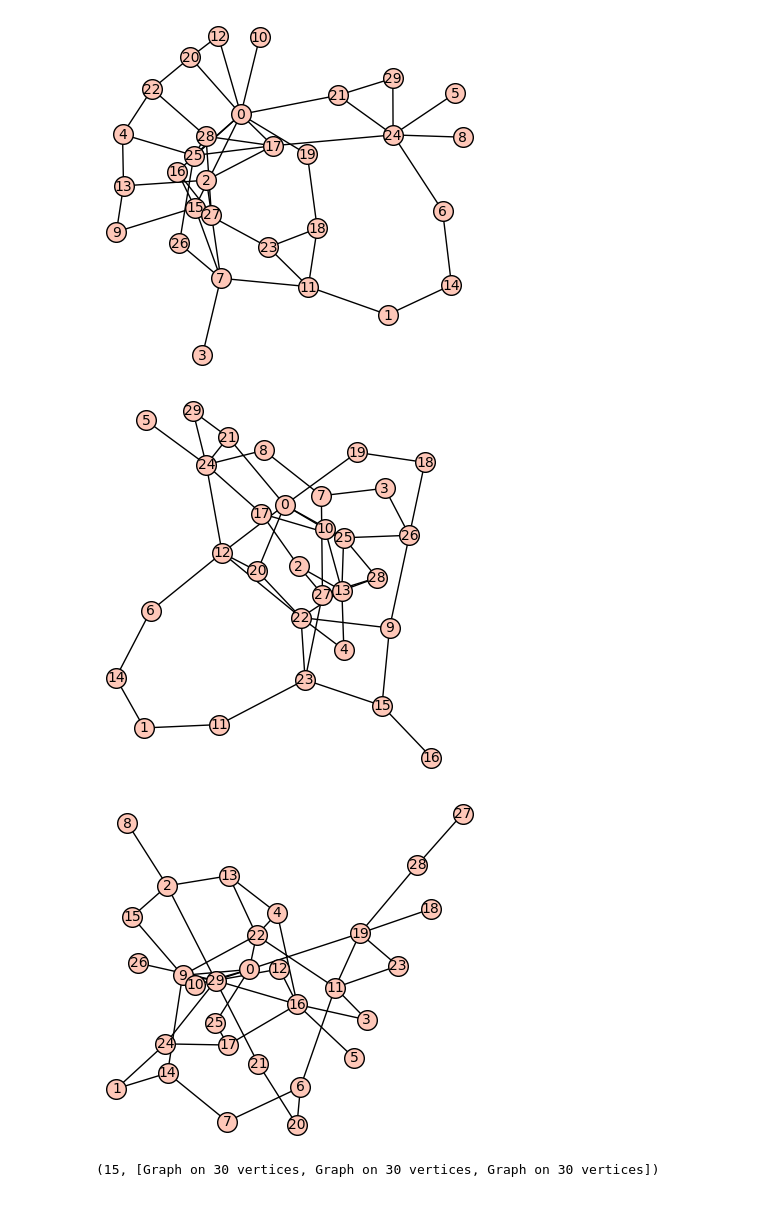
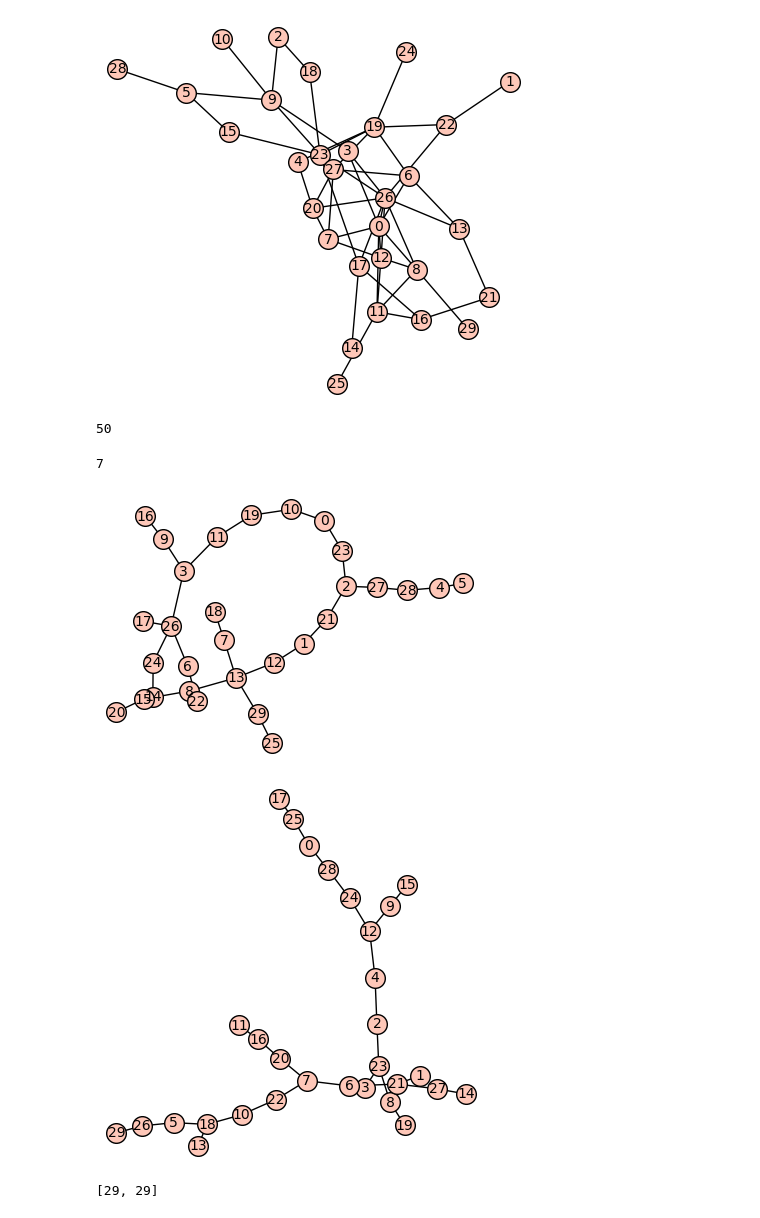
Before and after one commit to lanazajc/Conjecture-on-annihilation-VS.-domination, a Jupyter notebook: 2019-12-11-133118 (2).ipynb, the cells around one changed output. Drawn from its saved outputs; the diff is of its cells as text; code cells hidden in the pictures.

```diff
--- a/2019-12-11-133118 (2).ipynb
+++ b/2019-12-11-133118 (2).ipynb
@@ -144,10 +143,25 @@ Graph on 30 vertices (use the .plot() method to plot)
 # %%
-najvecje_razlike(nakljucni_graf(30, 50))
+G = nakljucni_graf(30, 50)
+G.plot()
 # %% [output]
-[figure, old version]
+[figure, new version]
-[figure, removed]
-[figure, removed]
-(15, [Graph on 30 vertices, Graph on 30 vertices, Graph on 30 vertices])
+# %%
+G.size()
+# %% [output]
+50
+# %%
+raz, L = najmanjse_razlike(nakljucni_graf(30, 40))
+print(raz)
+for G in L:
+    G.show()
+# %% [output]
+7
+[figure, added]
+[figure, added]
+# %%
+[G.size() for G in L]
+# %% [output]
+[29, 29]
 # %%
 # Za male grafe do 8 vozlišč sva preverili domnevo, za n = 9 nama program ne vrne več rezultata. Ali je to okej?
 # Ali je za grafe do n = 8 dovolj samo potrditi domnevo, ali morava tudi tu iskati minimalne in maksimalne razlike?
```
Also changed, not shown: parts of 3 cells of this notebook.
